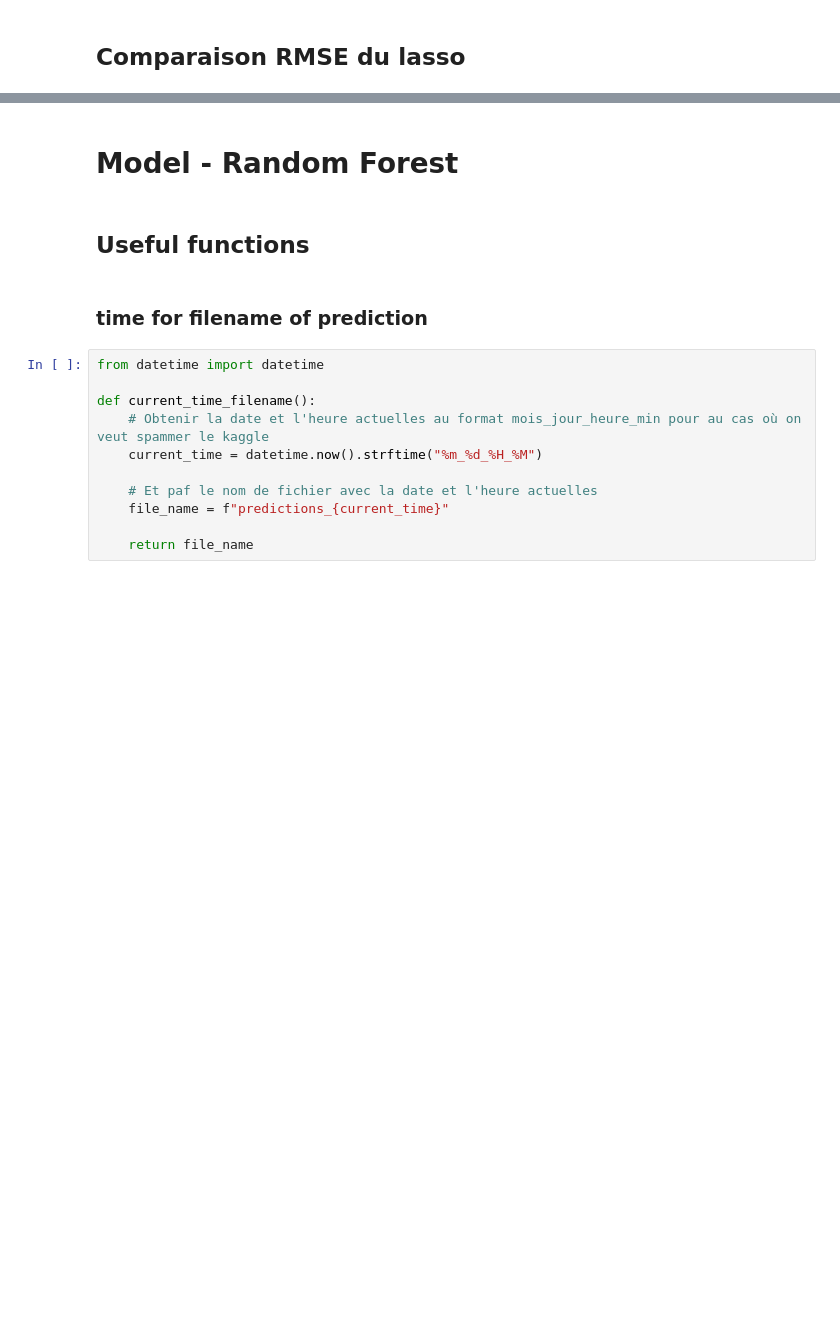
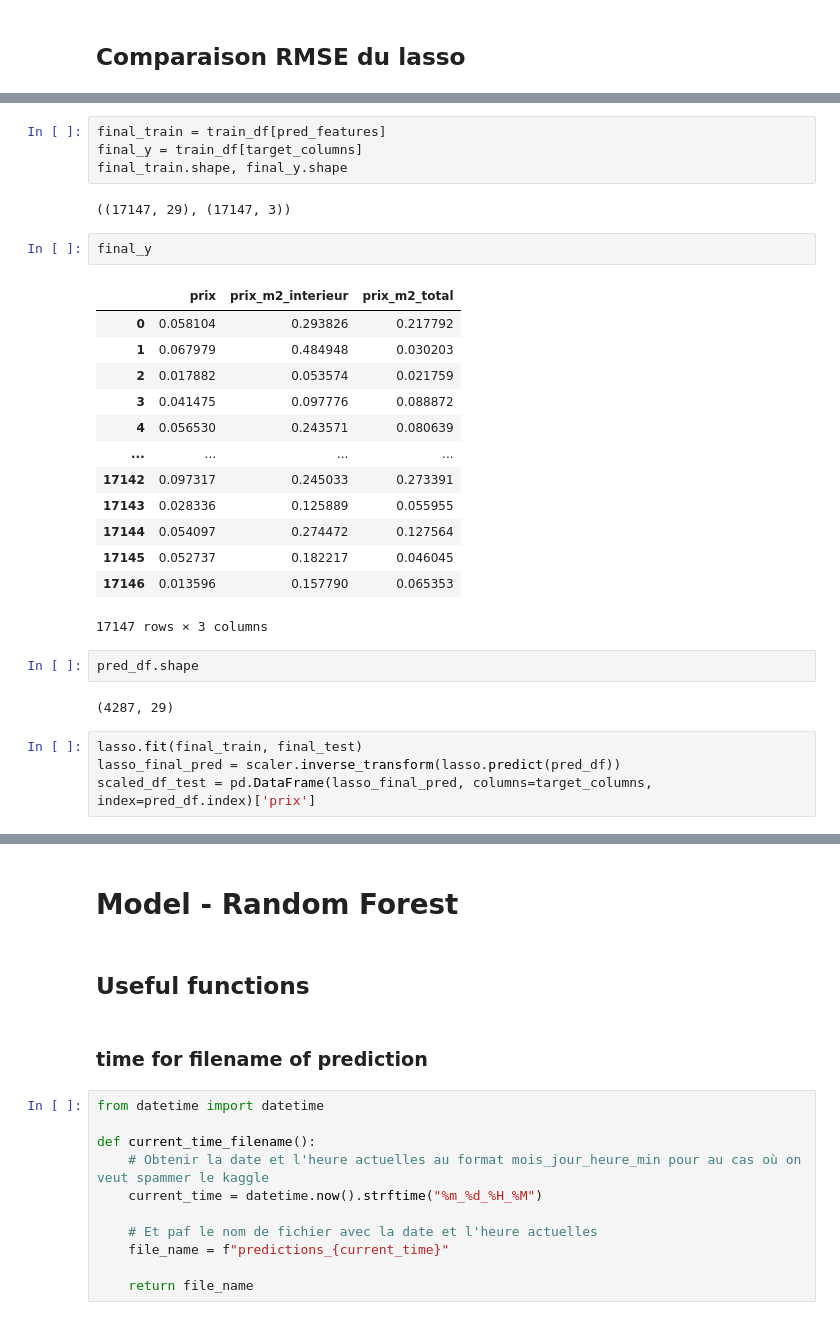
Before and after one commit to flarab29/PRAMA2025, a Jupyter notebook: reg_foret_dam.ipynb, the cells around one changed output, grey strips where cells are left out. Cells and saved outputs as stored; diff of their text form; blank space fills up the shorter version.

```diff
--- a/reg_foret_dam.ipynb
+++ b/reg_foret_dam.ipynb
@@ -105,0 +120,30 @@ RMSE:  0.11499759963766087
+# %%
+final_train = train_df[pred_features]
+final_y = train_df[target_columns]
+final_train.shape, final_y.shape
+# %% [output]
+((17147, 29), (17147, 3))
+# %%
+final_y
+# %% [output]
+|  | prix | prix_m2_interieur | prix_m2_total |
+| 0 | 0.058104 | 0.293826 | 0.217792 |
+| 1 | 0.067979 | 0.484948 | 0.030203 |
+| 2 | 0.017882 | 0.053574 | 0.021759 |
+| 3 | 0.041475 | 0.097776 | 0.088872 |
+| 4 | 0.056530 | 0.243571 | 0.080639 |
+| ... | ... | ... | ... |
+| 17142 | 0.097317 | 0.245033 | 0.273391 |
+| 17143 | 0.028336 | 0.125889 | 0.055955 |
+| 17144 | 0.054097 | 0.274472 | 0.127564 |
+| 17145 | 0.052737 | 0.182217 | 0.046045 |
+| 17146 | 0.013596 | 0.157790 | 0.065353 |
+17147 rows × 3 columns
+# %%
+pred_df.shape
+# %% [output]
+(4287, 29)
+# %%
+lasso.fit(final_train, final_test)
+lasso_final_pred = scaler.inverse_transform(lasso.predict(pred_df))
+scaled_df_test = pd.DataFrame(lasso_final_pred, columns=target_columns, index=pred_df.index)['prix']
```
Also changed, not shown: parts of 7 cells of this notebook, 3 other files.
